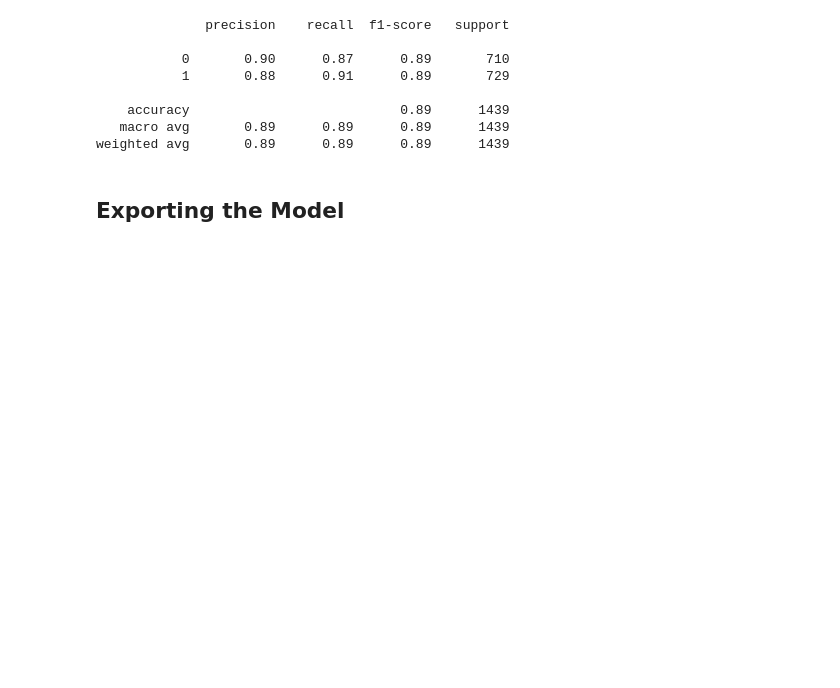
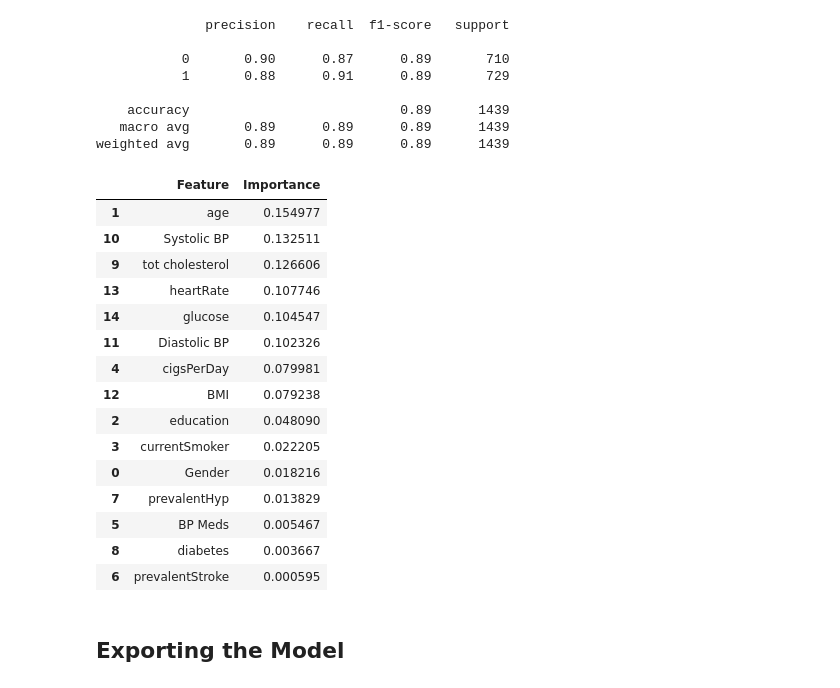
Before and after one commit to anirudhsardiwal/heart-attack-prediction-app, a Jupyter notebook: Heart-attack-prediction-model.ipynb, the cells around one changed output. Saved outputs shown, nothing was run; the diff lists cells and outputs as text; code cells hidden in the pictures; blank space fills up the shorter version.

```diff
--- a/Heart-attack-prediction-model.ipynb
+++ b/Heart-attack-prediction-model.ipynb
@@ -161,9 +161,9 @@ Heart-Att
 Name: count, dtype: int64
 # %%
 model_lr = LogisticRegression()
-model_lr.fit(X_train, y_train)
+model_lr.fit(X_train_orig, y_train_orig)
 # %% [output]
 LogisticRegression()
 # %%
-y_pred = model_lr.predict(X_test)
+y_pred = model_lr.predict(X_test_orig)
 # %%
@@ -360,6 +360,30 @@ print(classification_report(y_test, y_pred))
     accuracy                           0.89      1439
    macro avg       0.89      0.89      0.89      1439
 weighted avg       0.89      0.89      0.89      1439
+# %%
+feature_importances = pd.DataFrame({
+    'Feature': X_res.columns,
+    'Importance': model_rf.feature_importances_
+}).sort_values(by='Importance', ascending=False)
+
+feature_importances
+# %% [output]
+|  | Feature | Importance |
+| 1 | age | 0.154977 |
+| 10 | Systolic BP | 0.132511 |
+| 9 | tot cholesterol | 0.126606 |
+| 13 | heartRate | 0.107746 |
+| 14 | glucose | 0.104547 |
+| 11 | Diastolic BP | 0.102326 |
+| 4 | cigsPerDay | 0.079981 |
+| 12 | BMI | 0.079238 |
+| 2 | education | 0.048090 |
+| 3 | currentSmoker | 0.022205 |
+| 0 | Gender | 0.018216 |
+| 7 | prevalentHyp | 0.013829 |
+| 5 | BP Meds | 0.005467 |
+| 8 | diabetes | 0.003667 |
+| 6 | prevalentStroke | 0.000595 |
 # %% [markdown]
 ## Exporting the Model
 # %%
```
Also changed, not shown: parts of 1 cell of this notebook, 1 other file.
